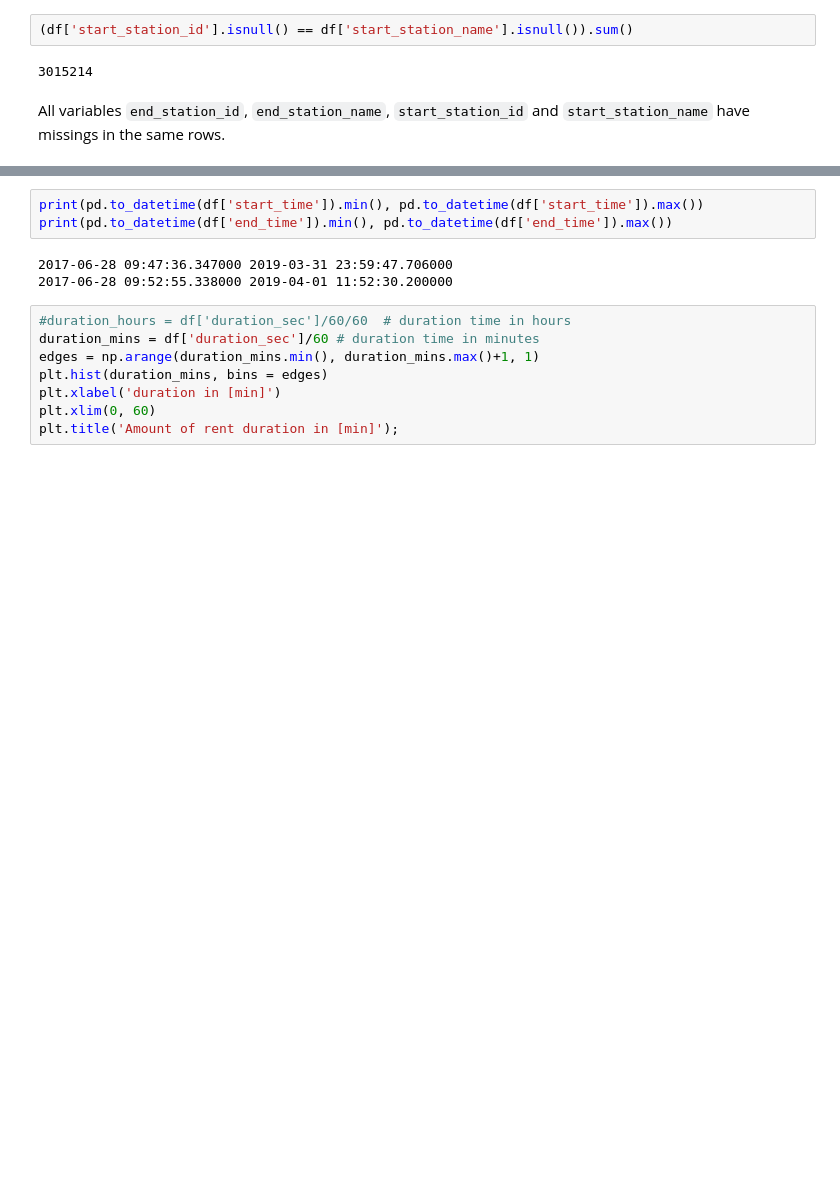
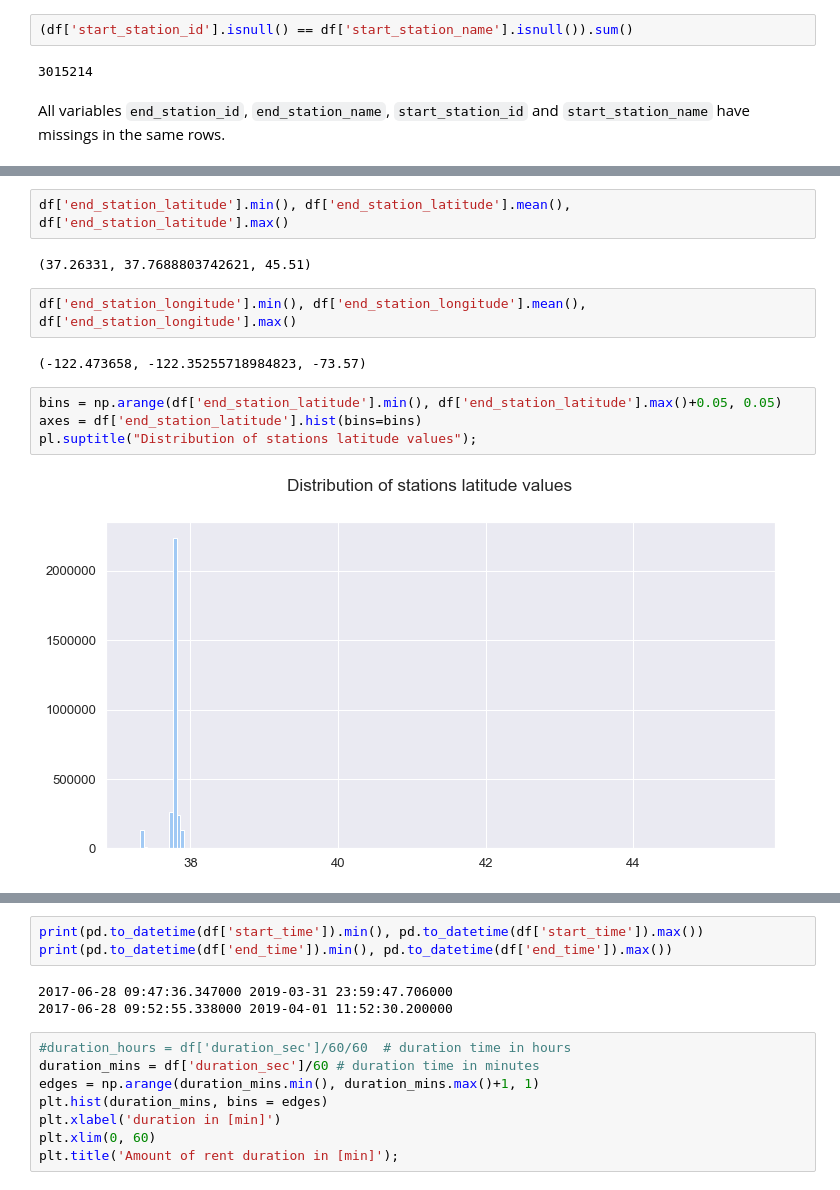
Before and after one commit to resa89/DataAnalystND, a Jupyter notebook: 07_CommunicatingDataFindings/wrangle_act.ipynb, the cells around one changed output, grey strips where cells are left out. Drawn from its saved outputs; the diff is of its cells as text; blank space fills up the shorter version.

```diff
--- a/07_CommunicatingDataFindings/wrangle_act.ipynb
+++ b/07_CommunicatingDataFindings/wrangle_act.ipynb
@@ -230,0 +214,14 @@ All variables `end_station_id`, `end_station_name`, `start_station_id` and `star
+# %%
+df['end_station_latitude'].min(), df['end_station_latitude'].mean(), df['end_station_latitude'].max()
+# %% [output]
+(37.26331, 37.7688803742621, 45.51)
+# %%
+df['end_station_longitude'].min(), df['end_station_longitude'].mean(), df['end_station_longitude'].max()
+# %% [output]
+(-122.473658, -122.35255718984823, -73.57)
+# %%
+bins = np.arange(df['end_station_latitude'].min(), df['end_station_latitude'].max()+0.05, 0.05)
+axes = df['end_station_latitude'].hist(bins=bins)
+pl.suptitle("Distribution of stations latitude values");
+# %% [output]
+[figure, added]
```
Also changed, not shown: parts of 38 cells of this notebook.
